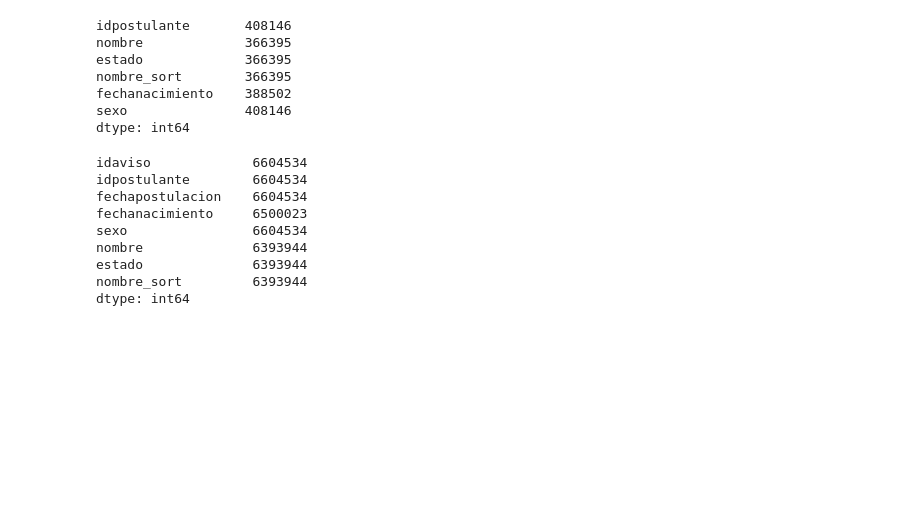
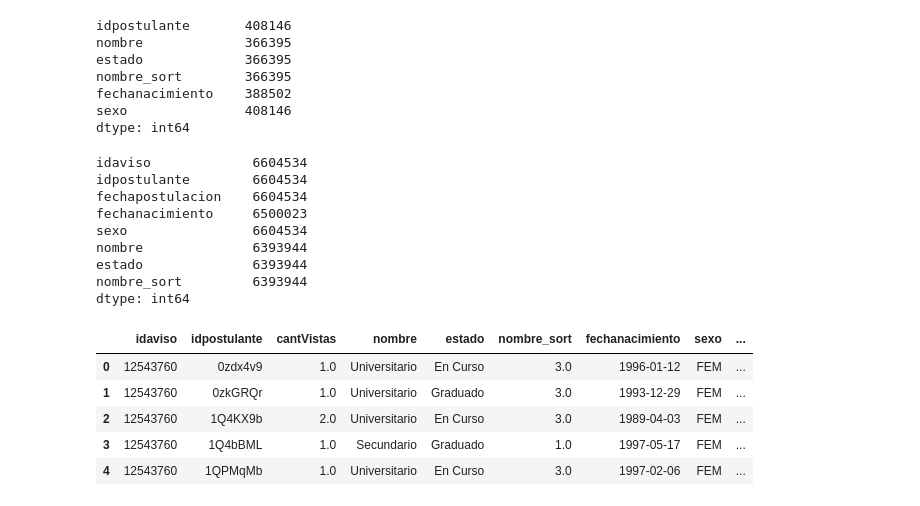
Before and after one commit to matfonseca/OrgaDatos, a Jupyter notebook: TP2/DataAnalysis/Genero_avisos_postulantes.ipynb, the cells around one changed output. Cells and saved outputs as stored; diff of their text form; code cells hidden in the pictures; blank space fills up the shorter version.

```diff
--- a/TP2/DataAnalysis/Genero_avisos_postulantes.ipynb
+++ b/TP2/DataAnalysis/Genero_avisos_postulantes.ipynb
@@ -139,6 +143,18 @@ frames_sexAge = [data_postulant_sex_age1,data_postulant_sex_age2]
 data_postulant_sex_age = pd.concat(frames_sexAge,ignore_index = True)
 data_postulant_sex_age.drop_duplicates(inplace = True, keep = 'first', subset = 'idpostulante')
 data_postulant_sex_age.reset_index(drop=True, inplace = True)
+# %%
+#Concateno los dos de visitas
+frames_views = [views1,views2]
+views = pd.concat(frames_views, ignore_index = True)
+#data_postulant_education.drop_duplicates(inplace = True, keep = 'first',subset = 'idpostulante')
+views.reset_index(drop=True, inplace = True)
+# %%
+views['idaviso'] = views['idAviso']
+views.drop(columns = ['timestamp','idAviso'],inplace = True)
+views['cantVistas'] = 1
+views = views.groupby(['idaviso','idpostulante'],as_index = False)['cantVistas'].sum()
+views.to_csv('vistas.csv', index = False) #Sirve para las NO POSTULACIONES
 # %%
 #Mergeo los data frames sobre la informacion de edad y sexo y educacion del postulante del postulante con
 # Y lo paso a un csv
@@ -172,7 +188,20 @@ estado              6393944
 nombre_sort         6393944
 dtype: int64
 # %%
-# Mergeo los datos de los postulantes con los avisos y lo paso a un csv
+# Mergeo los datos de los postulantes con los avisos y con la cantidad de vistas
 merge_postulants_ads = merge_postulants_info.merge(data_postulation,on = 'idpostulante')
 merge_postulants_ads = merge_postulants_ads.merge(data_ads_details,on = 'idaviso')
+merge = views.merge(merge_postulants_ads , how = 'right', on = ['idpostulante','idaviso'])
+# %%
+#Para postulaste tiene que ver el anuncio al menos 1 vez
+merge['cantVistas']=merge['cantVistas'].fillna(1)
+# %%
+merge.head()
+# %% [output]
+|  | idaviso | idpostulante | cantVistas | nombre | estado | nombre_sort | fechanacimiento | sexo | ... |
+| 0 | 12543760 | 0zdx4v9 | 1.0 | Universitario | En Curso | 3.0 | 1996-01-12 | FEM | ... |
+| 1 | 12543760 | 0zkGRQr | 1.0 | Universitario | Graduado | 3.0 | 1993-12-29 | FEM | ... |
+| 2 | 12543760 | 1Q4KX9b | 2.0 | Universitario | En Curso | 3.0 | 1989-04-03 | FEM | ... |
+| 3 | 12543760 | 1Q4bBML | 1.0 | Secundario | Graduado | 1.0 | 1997-05-17 | FEM | ... |
+| 4 | 12543760 | 1QPMqMb | 1.0 | Universitario | En Curso | 3.0 | 1997-02-06 | FEM | ... |
 # %%
```
Also changed, not shown: parts of 4 cells of this notebook, 2 other files.
